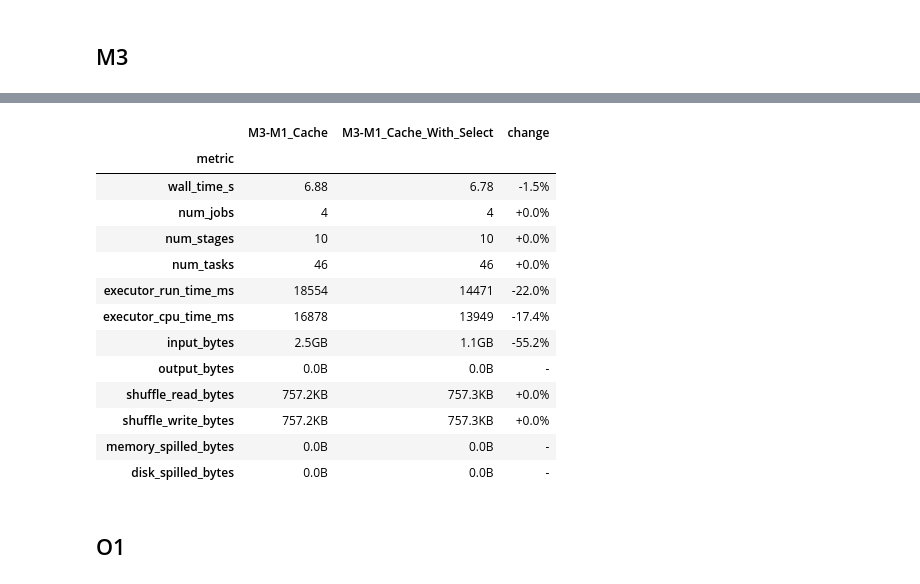
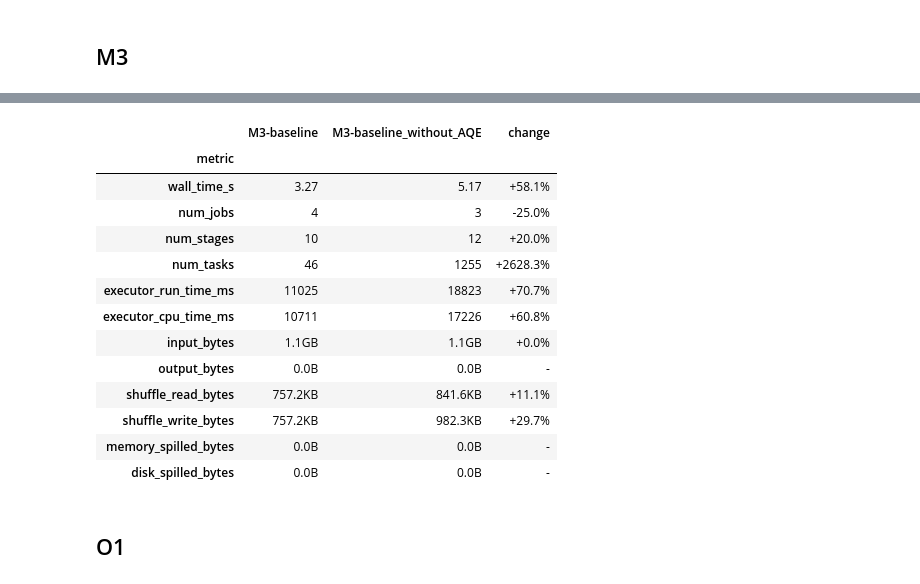
Before and after one commit to rafsilvafct/ComPar_proj1_77967, a Jupyter notebook: notebooks/project.ipynb, the cells around one changed output, grey strips where cells are left out. Drawn from its saved outputs; the diff is of its cells as text; code cells hidden in the pictures.

```diff
--- a/notebooks/project.ipynb
+++ b/notebooks/project.ipynb
@@ -468,18 +531,18 @@ only showing top 20 rows
 # %%
-profiler.compare("M3-M1_Cache", "M3-M1_Cache_With_Select")
+profiler.compare("M3-baseline", "M3-baseline_without_AQE")
 # %% [output]
-|  | M3-M1_Cache | M3-M1_Cache_With_Select | change |
+|  | M3-baseline | M3-baseline_without_AQE | change |
 | metric |  |  |  |
-| wall_time_s | 6.88 | 6.78 | -1.5% |
-| num_jobs | 4 | 4 | +0.0% |
-| num_stages | 10 | 10 | +0.0% |
-| num_tasks | 46 | 46 | +0.0% |
-| executor_run_time_ms | 18554 | 14471 | -22.0% |
-| executor_cpu_time_ms | 16878 | 13949 | -17.4% |
-| input_bytes | 2.5GB | 1.1GB | -55.2% |
+| wall_time_s | 3.27 | 5.17 | +58.1% |
+| num_jobs | 4 | 3 | -25.0% |
+| num_stages | 10 | 12 | +20.0% |
+| num_tasks | 46 | 1255 | +2628.3% |
+| executor_run_time_ms | 11025 | 18823 | +70.7% |
+| executor_cpu_time_ms | 10711 | 17226 | +60.8% |
+| input_bytes | 1.1GB | 1.1GB | +0.0% |
 | output_bytes | 0.0B | 0.0B | - |
-| shuffle_read_bytes | 757.2KB | 757.3KB | +0.0% |
-| shuffle_write_bytes | 757.2KB | 757.3KB | +0.0% |
+| shuffle_read_bytes | 757.2KB | 841.6KB | +11.1% |
+| shuffle_write_bytes | 757.2KB | 982.3KB | +29.7% |
 | memory_spilled_bytes | 0.0B | 0.0B | - |
 | disk_spilled_bytes | 0.0B | 0.0B | - |
 # %% [markdown]
```
Also changed, not shown: parts of 5 cells of this notebook, 1 other file.
